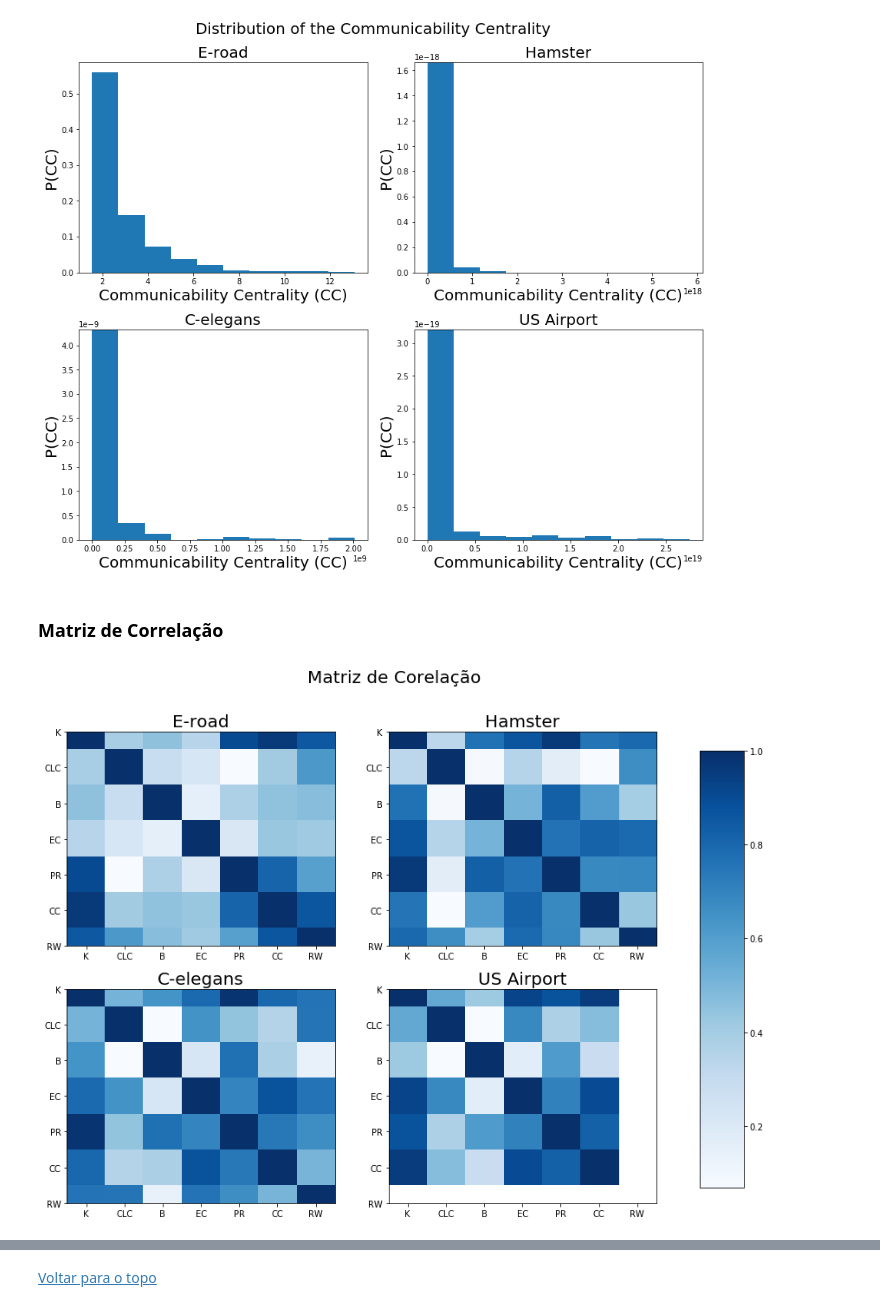
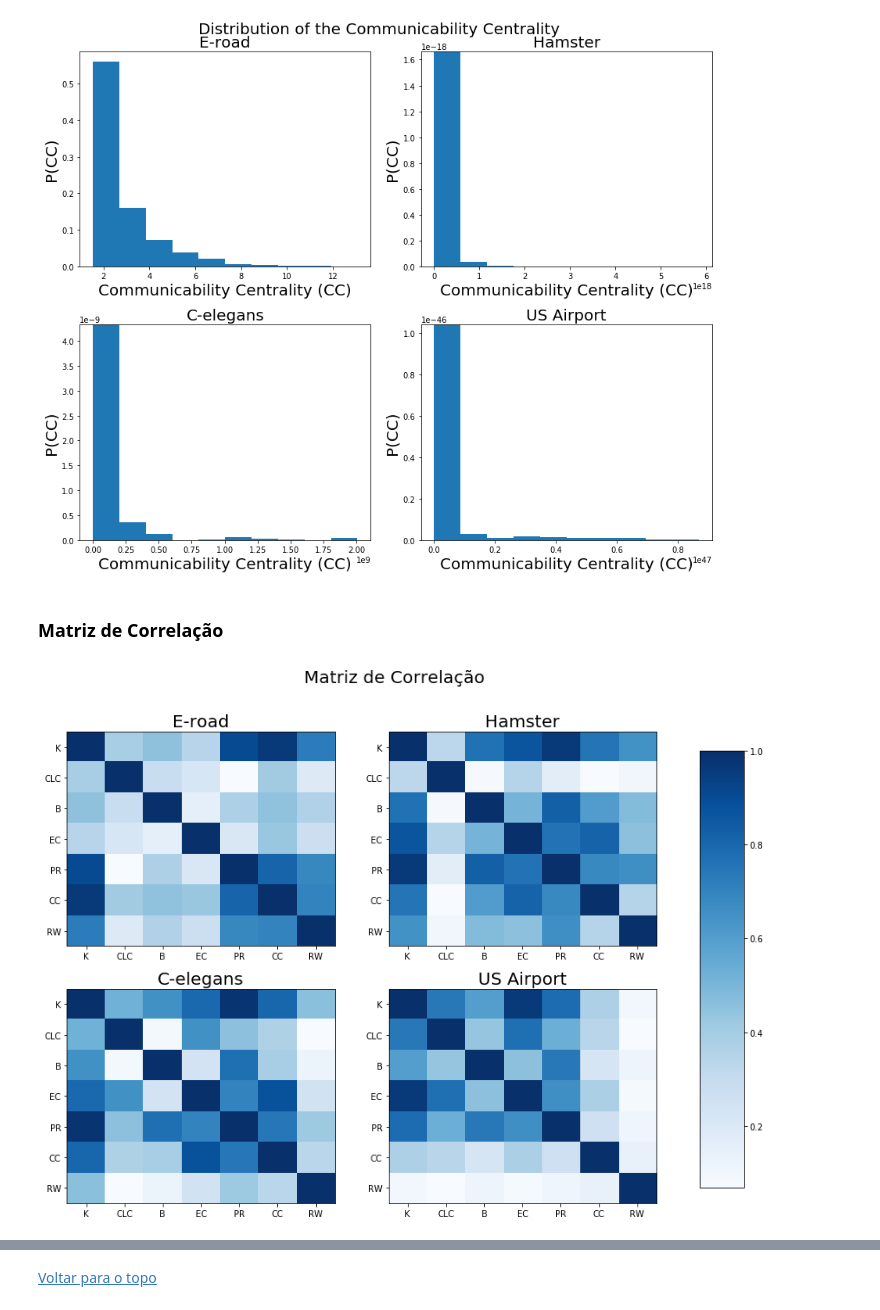
Before and after one commit to Micanga/sme0130_redes_complexas, a Jupyter notebook: projeto2.ipynb, the cells around one changed output, grey strips where cells are left out. Saved outputs shown, nothing was run; the diff lists cells and outputs as text; code cells hidden in the pictures.

```diff
--- a/projeto2.ipynb
+++ b/projeto2.ipynb
@@ -46,22 +72,22 @@ Vamos ler as redes, e transformar todas em redes sem direção (algumas já são
 # %%
 eroad = nx.Graph()
-eroad = nx.read_edgelist('redes/euroad', nodetype=int, comments='%')
+eroad = nx.read_edgelist('Networks/euroroad.txt', nodetype=int, comments='%')
 eroad = eroad.to_undirected()
 eroad.remove_edges_from(nx.selfloop_edges(eroad))
 
 hams = nx.Graph()
-hams = nx.read_edgelist('redes/hamster', nodetype=int, comments='%')
+hams = nx.read_edgelist('Networks/hamster', nodetype=int, comments='%')
 hams = hams.to_undirected()
 hams.remove_edges_from(nx.selfloop_edges(hams))
 
 elegans = nx.MultiGraph()
-elegans = nx.nx.read_gml('redes/celegansneural.gml')
+elegans = nx.nx.read_gml('Networks/celegansneural.gml')
 elegans = nx.Graph(elegans)
 elegans = elegans.to_undirected()
 elegans = nx.convert_node_labels_to_integers(elegans, first_label=0)
 elegans.remove_edges_from(nx.selfloop_edges(elegans))
 
 airport = nx.Graph()
-airport = nx.read_edgelist("redes/USairport500.txt", nodetype=int, data=(('weight',int),))
+airport = nx.read_edgelist("Networks/usairport.txt", nodetype=int, data=(('weight',int),))
 airport = airport.to_undirected()
 airport.remove_edges_from(nx.selfloop_edges(airport))
@@ -431,7 +460,7 @@ axs[1,1].set_xlabel("Communicability Centrality (CC)", fontsize=20)
 
 plt.show(True)
 # %% [output]
-[figure, old version]
+[figure, new version]
 # %% [markdown]
 ### Matriz de Correlação
 # %%
@@ -446,7 +475,7 @@ corr_elegans = df_elegans.corr()
 corr_airport = df_airport.corr()
 
 fig, axs = plt.subplots(2, 2, constrained_layout=False, figsize=(14,10))
-fig.suptitle("Matriz de Corelação", fontsize=20)
+fig.suptitle("Matriz de Correlação", fontsize=20)
 
 im = axs[0,0].imshow(corr_eorad, cmap='Blues', interpolation='none', aspect='auto')
 axs[0,0].set_title("E-road", fontsize=20)
@@ -455,32 +484,32 @@ axs[0,0].set_yticks(np.arange(len(corr_eorad)))
 axs[0,0].set_xticklabels(corr_eorad.columns)
 axs[0,0].set_yticklabels(corr_eorad.columns);
 
 axs[0,1].imshow(corr_hams, cmap='Blues', interpolation='none', aspect='auto')
 axs[0,1].set_title("Hamster", fontsize=20)
 axs[0,1].set_xticks(np.arange(len(corr_hams)))
 axs[0,1].set_yticks(np.arange(len(corr_hams)))
 axs[0,1].set_xticklabels(corr_hams.columns)
 axs[0,1].set_yticklabels(corr_hams.columns);
 
 axs[1,0].imshow(corr_elegans, cmap='Blues', interpolation='none', aspect='auto')
 axs[1,0].set_title("C-elegans", fontsize=20)
 axs[1,0].set_xticks(np.arange(len(corr_elegans)))
 axs[1,0].set_yticks(np.arange(len(corr_elegans)))
 axs[1,0].set_xticklabels(corr_elegans.columns)
 axs[1,0].set_yticklabels(corr_elegans.columns);
 
 axs[1,1].imshow(corr_airport, cmap='Blues', interpolation='none', aspect='auto')
 axs[1,1].set_title("US Airport", fontsize=20)
 axs[1,1].set_xticks(np.arange(len(corr_airport)))
 axs[1,1].set_yticks(np.arange(len(corr_airport)))
 axs[1,1].set_xticklabels(corr_airport.columns)
 axs[1,1].set_yticklabels(corr_airport.columns);
 
 fig.subplots_adjust(right=0.8)
 cbar_ax = fig.add_axes([0.85, 0.15, 0.05, 0.7])
 fig.colorbar(im, cax=cbar_ax)
 
 plt.show(True)
 # %% [output]
-[figure, old version]
+[figure, new version]
 # %% [markdown]
```
Also changed, not shown: parts of 58 cells of this notebook.
